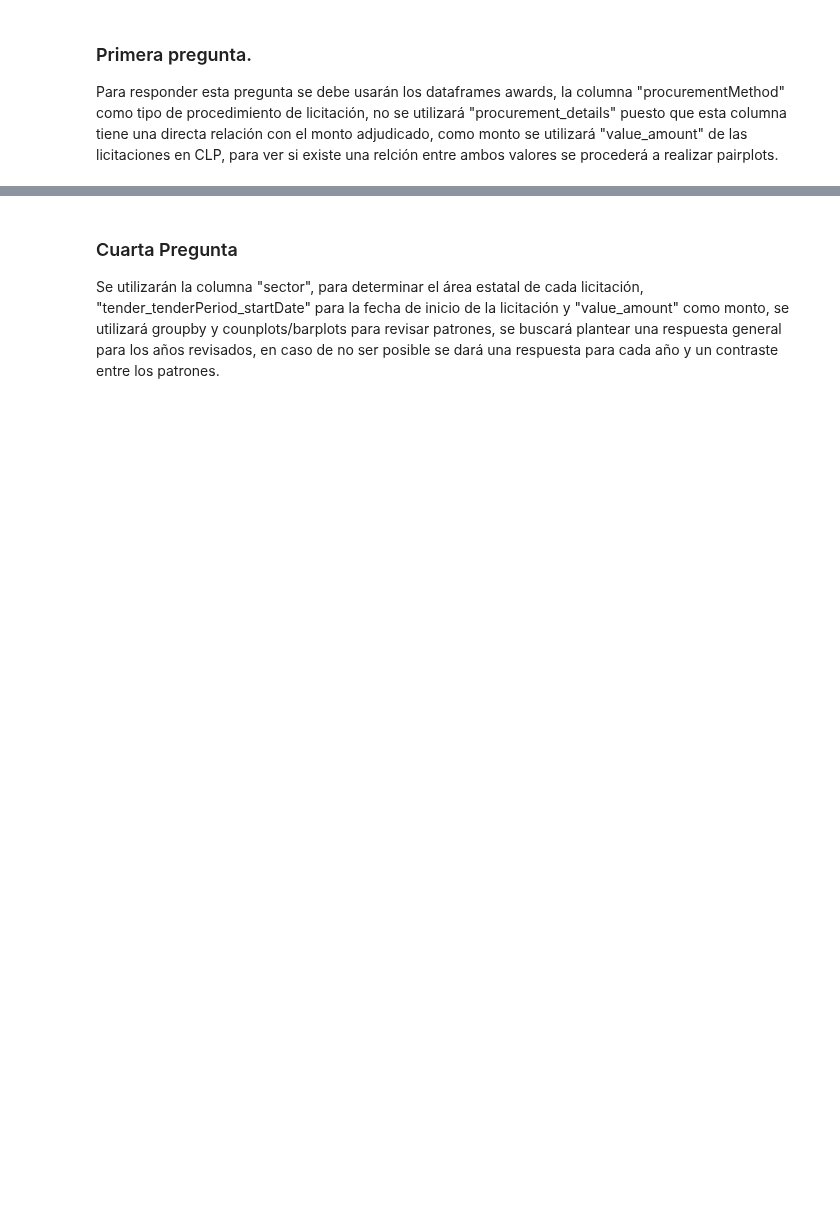
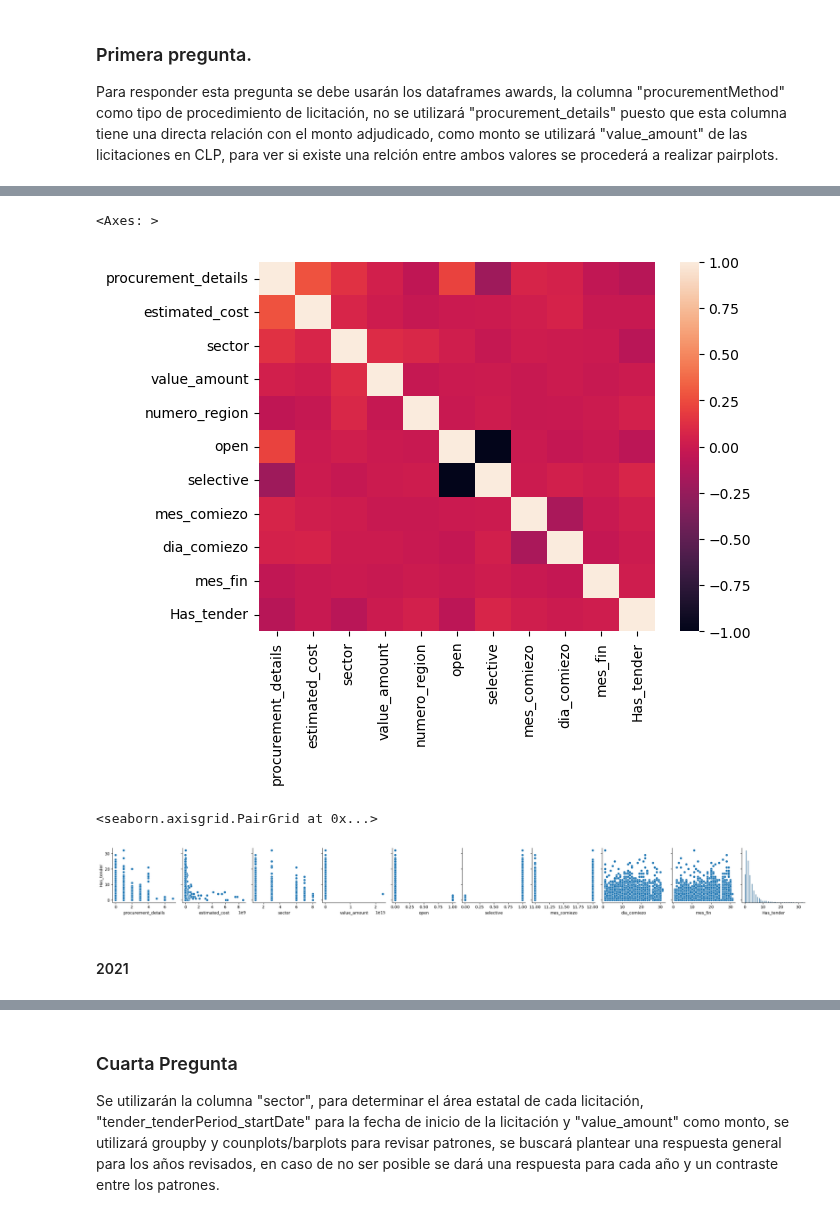
Before and after one commit to Camila-Rojas-05/Proyecto-IMT-2200-1-Grupo-14, a Jupyter notebook: Analisis_Respuestas.ipynb, the cells around one changed output, grey strips where cells are left out. Saved outputs shown, nothing was run; the diff lists cells and outputs as text; code cells hidden in the pictures; blank space fills up the shorter version.

```diff
--- a/Analisis_Respuestas.ipynb
+++ b/Analisis_Respuestas.ipynb
@@ -160,0 +217,4 @@ Para responder a esta pregunta haremos un pair plot para cada variable de los da
+# %%
+dic_procurement = {'L1':0, 'LE':1, 'LP':2, 'LR':3, 'LQ':4,'B2':5, 'H2':6, 'LS':7}
+# %%
+df__2018["procurement_details"] = df__2018["procurement_details"].map(dic_procurement)
@@ -160,0 +230,16 @@ Para responder a esta pregunta haremos un pair plot para cada variable de los da
+# %%
+df__2018.drop(columns=['tender_tenderPeriod_endDate','tender_tenderPeriod_startDate', "tender_id", "initiationType","estimated_cost_monetary_unit","procurementMethod", "initiationType"], inplace=True)
+# %%
+correlacion_18 = df__2018.corr()
+# %%
+sns.heatmap(correlacion_18)
+# %% [output]
+<Axes: >
+[figure, added]
+# %%
+sns.pairplot(df__2018, y_vars="Has_tender")
+# %% [output]
+<seaborn.axisgrid.PairGrid at 0x...>
+[figure, added]
+# %% [markdown]
+#### 2021
```
Also changed, not shown: parts of 70 cells of this notebook, 6 other files.
